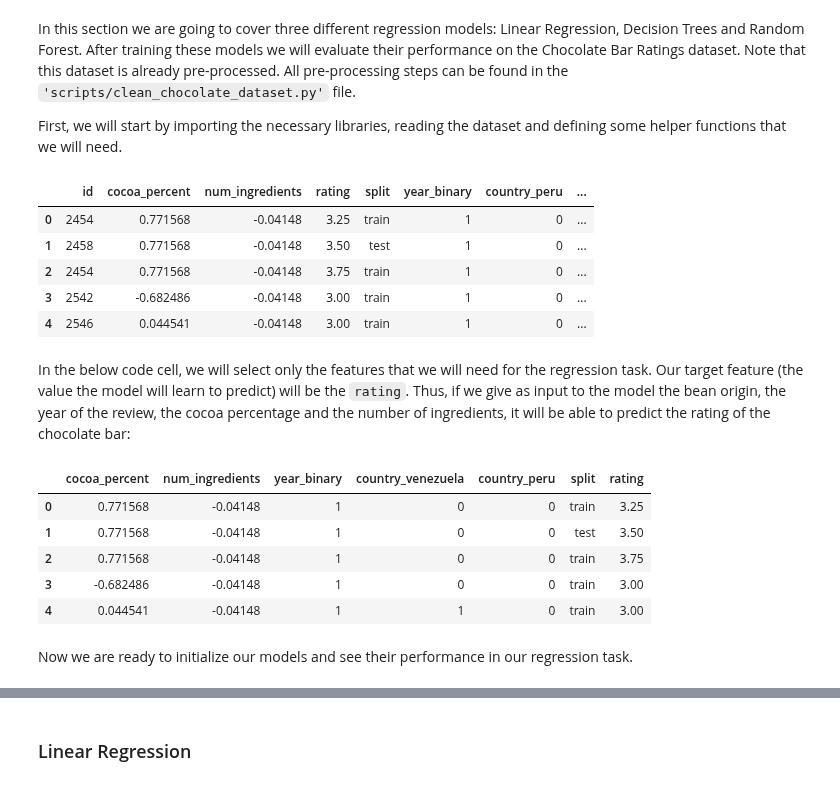
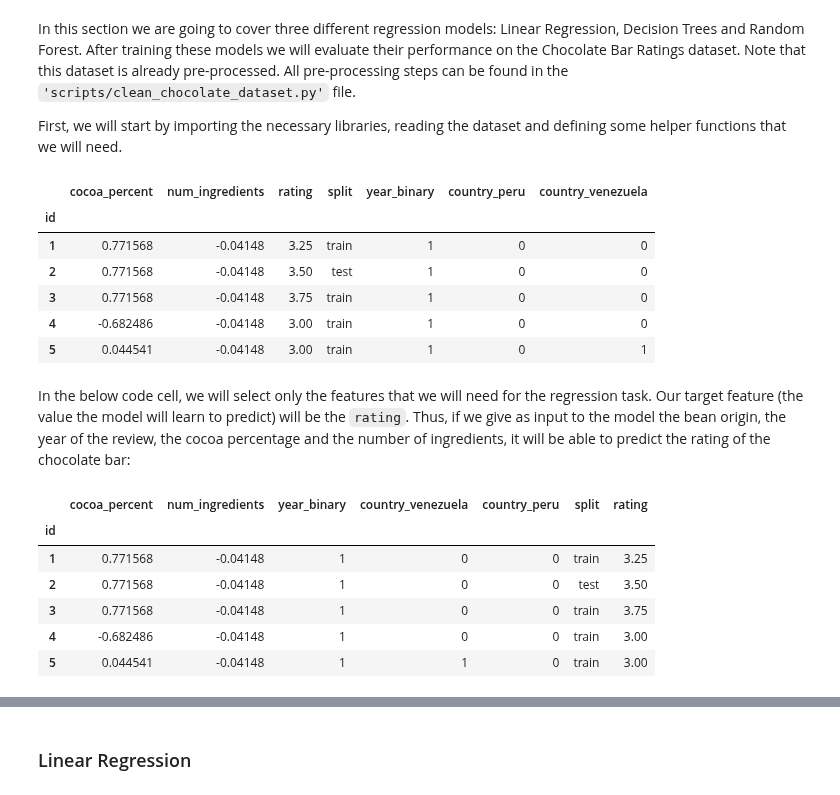
Before and after one commit to fsb-edu/ML4Food, a Jupyter notebook: M2_MLSupervisedLearning.ipynb, the cells around one changed output, grey strips where cells are left out. Saved outputs shown, nothing was run; the diff lists cells and outputs as text; code cells hidden in the pictures.

```diff
--- a/M2_MLSupervisedLearning.ipynb
+++ b/M2_MLSupervisedLearning.ipynb
@@ -276,15 +276,16 @@ from sklearn.metrics import PrecisionRecallDisplay, RocCurveDisplay
 from sklearn.linear_model import LogisticRegression
 # %%
 filepath = os.path.join( "data", "chocolate_bars_proc.csv")
-chocolate_dataset = pd.read_csv(filepath)
+chocolate_dataset = pd.read_csv(filepath, index_col='id')
 chocolate_dataset.head()
 # %% [output]
-|  | id | cocoa_percent | num_ingredients | rating | split | year_binary | country_peru | ... |
-| 0 | 2454 | 0.771568 | -0.04148 | 3.25 | train | 1 | 0 | ... |
-| 1 | 2458 | 0.771568 | -0.04148 | 3.50 | test | 1 | 0 | ... |
-| 2 | 2454 | 0.771568 | -0.04148 | 3.75 | train | 1 | 0 | ... |
-| 3 | 2542 | -0.682486 | -0.04148 | 3.00 | train | 1 | 0 | ... |
-| 4 | 2546 | 0.044541 | -0.04148 | 3.00 | train | 1 | 0 | ... |
+|  | cocoa_percent | num_ingredients | rating | split | year_binary | country_peru | country_venezuela |
+| id |  |  |  |  |  |  |  |
+| 1 | 0.771568 | -0.04148 | 3.25 | train | 1 | 0 | 0 |
+| 2 | 0.771568 | -0.04148 | 3.50 | test | 1 | 0 | 0 |
+| 3 | 0.771568 | -0.04148 | 3.75 | train | 1 | 0 | 0 |
+| 4 | -0.682486 | -0.04148 | 3.00 | train | 1 | 0 | 0 |
+| 5 | 0.044541 | -0.04148 | 3.00 | train | 1 | 0 | 1 |
 # %% [markdown]
 In the below code cell, we will select only the features that we will need for the regression task. Our target feature (the value the model will learn to predict) will be the `rating`. Thus, if we give as input to the model the bean origin, the year of the review, the cocoa percentage and the number of ingredients, it will be able to predict the rating of the chocolate bar:
 # %%
@@ -294,11 +295,12 @@ chocolate_dataset = chocolate_dataset[['cocoa_percent','num_ingredients', 'year_
 chocolate_dataset.head()
 # %% [output]
 |  | cocoa_percent | num_ingredients | year_binary | country_venezuela | country_peru | split | rating |
-| 0 | 0.771568 | -0.04148 | 1 | 0 | 0 | train | 3.25 |
-| 1 | 0.771568 | -0.04148 | 1 | 0 | 0 | test | 3.50 |
-| 2 | 0.771568 | -0.04148 | 1 | 0 | 0 | train | 3.75 |
-| 3 | -0.682486 | -0.04148 | 1 | 0 | 0 | train | 3.00 |
-| 4 | 0.044541 | -0.04148 | 1 | 1 | 0 | train | 3.00 |
+| id |  |  |  |  |  |  |  |
+| 1 | 0.771568 | -0.04148 | 1 | 0 | 0 | train | 3.25 |
+| 2 | 0.771568 | -0.04148 | 1 | 0 | 0 | test | 3.50 |
+| 3 | 0.771568 | -0.04148 | 1 | 0 | 0 | train | 3.75 |
+| 4 | -0.682486 | -0.04148 | 1 | 0 | 0 | train | 3.00 |
+| 5 | 0.044541 | -0.04148 | 1 | 1 | 0 | train | 3.00 |
 # %%
 def get_train_test_sets(dataset:pd.DataFrame, feature_cols:list, target_col:str):
     '''
@@ -370,5 +372,3 @@ def visualize_results(y_train_true:np.array, y_train_pred:np.array,
     axes[1].legend()
 
     plt.suptitle(title)
-# %% [markdown]
-Now we are ready to initialize our models and see their performance in our regression task.
```
Also changed, not shown: parts of 5 cells of this notebook, 6 other files.
